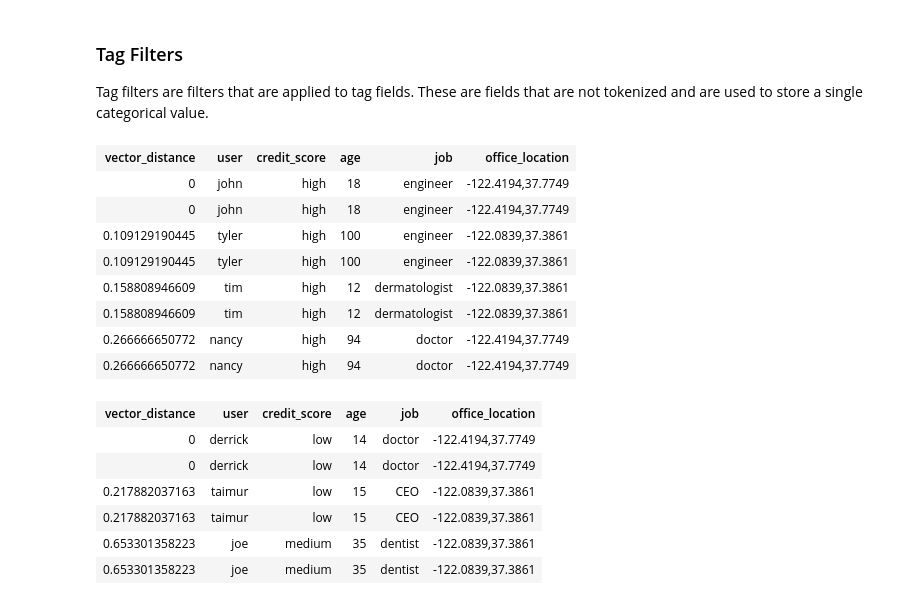
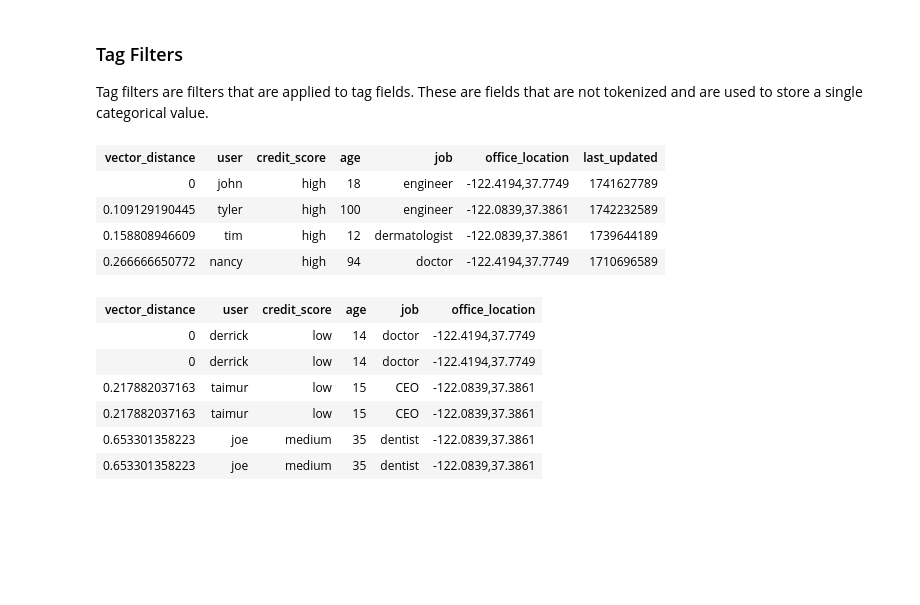
Before and after one commit to redis/redis-vl-python, a Jupyter notebook: docs/user_guide/02_hybrid_queries.ipynb, the cells around one changed output. Drawn from its saved outputs; the diff is of its cells as text; code cells hidden in the pictures; blank space fills up the shorter version.

```diff
--- a/docs/user_guide/02_hybrid_queries.ipynb
+++ b/docs/user_guide/02_hybrid_queries.ipynb
@@ -34,6 +34,7 @@ schema = {
         {"name": "credit_score", "type": "tag"},
         {"name": "job", "type": "text"},
         {"name": "age", "type": "numeric"},
+        {"name": "last_updated", "type": "numeric"},
         {"name": "office_location", "type": "geo"},
         {
             "name": "user_embedding",
@@ -88,28 +83,24 @@ Tag filters are filters that are applied to tag fields. These are fields that ar
 # %%
 from redisvl.query import VectorQuery
 from redisvl.query.filter import Tag
 
 t = Tag("credit_score") == "high"
 
 v = VectorQuery(
     vector=[0.1, 0.1, 0.5],
     vector_field_name="user_embedding",
-    return_fields=["user", "credit_score", "age", "job", "office_location"],
+    return_fields=["user", "credit_score", "age", "job", "office_location", "last_updated"],
     filter_expression=t
 )
 
 results = index.query(v)
 result_print(results)
 # %% [output]
-| vector_distance | user | credit_score | age | job | office_location |
-| 0 | john | high | 18 | engineer | -122.4194,37.7749 |
-| 0 | john | high | 18 | engineer | -122.4194,37.7749 |
-| 0.109129190445 | tyler | high | 100 | engineer | -122.0839,37.3861 |
-| 0.109129190445 | tyler | high | 100 | engineer | -122.0839,37.3861 |
-| 0.158808946609 | tim | high | 12 | dermatologist | -122.0839,37.3861 |
-| 0.158808946609 | tim | high | 12 | dermatologist | -122.0839,37.3861 |
-| 0.266666650772 | nancy | high | 94 | doctor | -122.4194,37.7749 |
-| 0.266666650772 | nancy | high | 94 | doctor | -122.4194,37.7749 |
+| vector_distance | user | credit_score | age | job | office_location | last_updated |
+| 0 | john | high | 18 | engineer | -122.4194,37.7749 | 1741627789 |
+| 0.109129190445 | tyler | high | 100 | engineer | -122.0839,37.3861 | 1742232589 |
+| 0.158808946609 | tim | high | 12 | dermatologist | -122.0839,37.3861 | 1739644189 |
+| 0.266666650772 | nancy | high | 94 | doctor | -122.4194,37.7749 | 1710696589 |
 # %%
 # negation
 t = Tag("credit_score") != "high"
```
Also changed, not shown: parts of 12 cells of this notebook, 4 other files.
